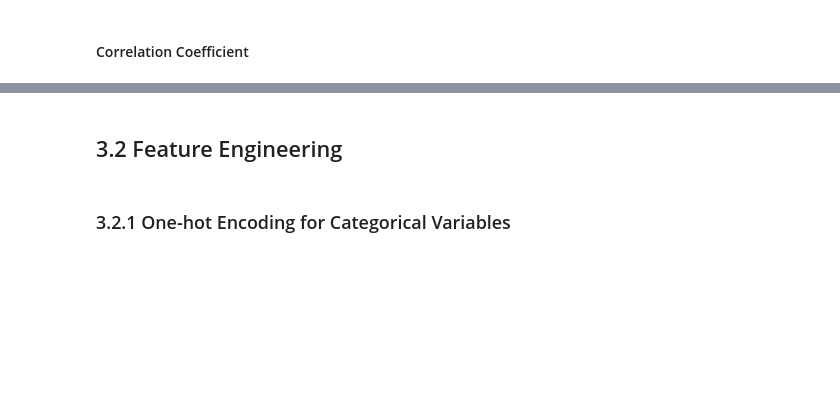
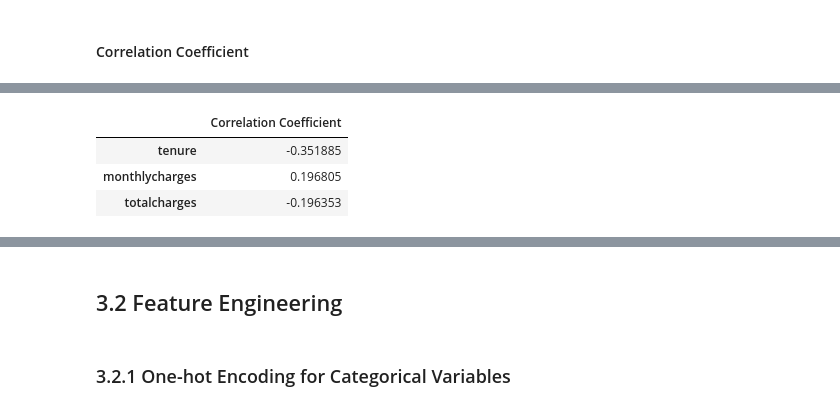
Before and after one commit to scottchu/machine-learning-bookcamp, a Jupyter notebook: chapter-03/notes.ipynb, the cells around one changed output, grey strips where cells are left out. Drawn from its saved outputs; the diff is of its cells as text; code cells hidden in the pictures; blank space fills up the shorter version.

```diff
--- a/chapter-03/notes.ipynb
+++ b/chapter-03/notes.ipynb
@@ -235,0 +407,11 @@ dtype: int64
+# %%
+correlation_coefficient = (df_train_full[numerical]
+  .corrwith(df_train_full.churn)
+  .to_frame(name="Correlation Coefficient"))
+
+correlation_coefficient
+# %% [output]
+|  | Correlation Coefficient |
+| tenure | -0.351885 |
+| monthlycharges | 0.196805 |
+| totalcharges | -0.196353 |
```
Also changed, not shown: parts of 13 cells of this notebook.
